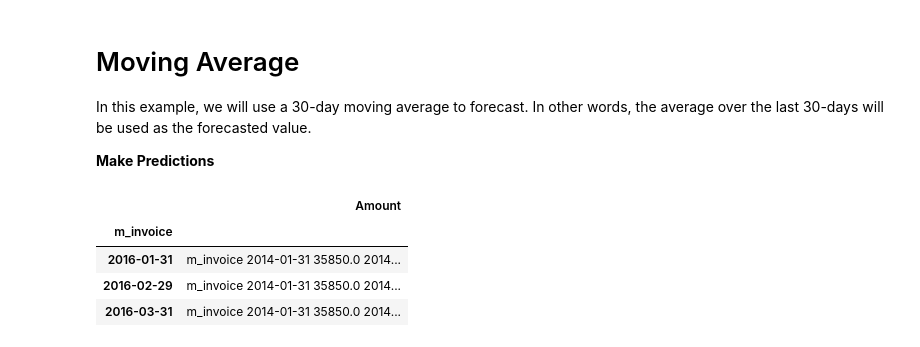
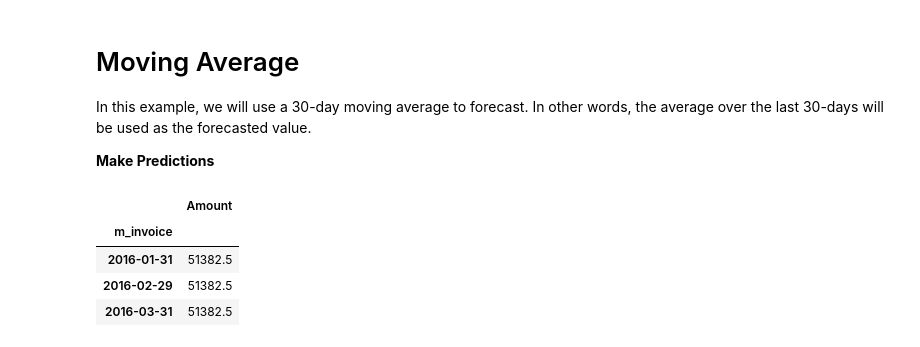
Before and after one commit to george887/time-series-exercises, a Jupyter notebook: model.ipynb, the cells around one changed output. Drawn from its saved outputs; the diff is of its cells as text; code cells hidden in the pictures.

```diff
--- a/model.ipynb
+++ b/model.ipynb
@@ -268,17 +275,17 @@ In this example, we will use a 30-day moving average to forecast. In other words
 
 **Make Predictions**
 # %%
-# compute a 30 day rolling average,
+# Since the data is in monthlt increments, computing a 30 day rolling average or every other month
 # use the most recent/last 30 day period value to predict forward.
 
-period = 1
+period = 2
 
-amount = train['Amount'].rolling(period).mean()
+amount = train['Amount'].rolling(period).mean()[-1]
 yhat_df = make_predictions()
 yhat_df.head(3)
 # %% [output]
 |  | Amount |
 | m_invoice |  |
-| 2016-01-31 | m_invoice 2014-01-31 35850.0 2014... |
-| 2016-02-29 | m_invoice 2014-01-31 35850.0 2014... |
-| 2016-03-31 | m_invoice 2014-01-31 35850.0 2014... |
+| 2016-01-31 | 51382.5 |
+| 2016-02-29 | 51382.5 |
+| 2016-03-31 | 51382.5 |
```
Also changed, not shown: parts of 18 cells of this notebook.
